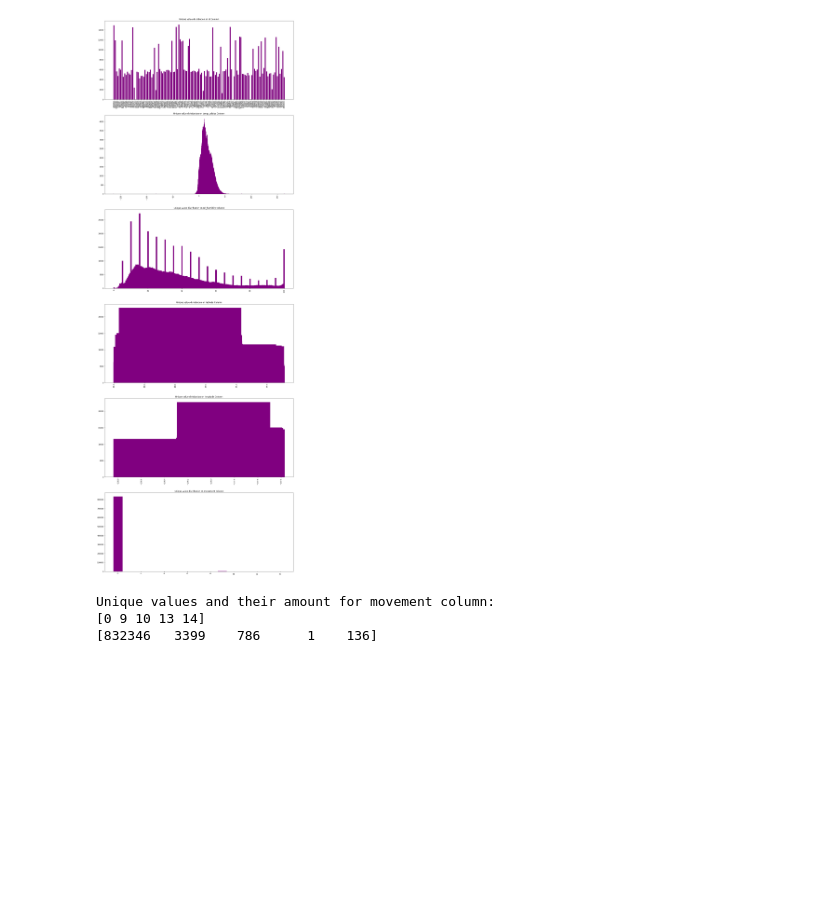
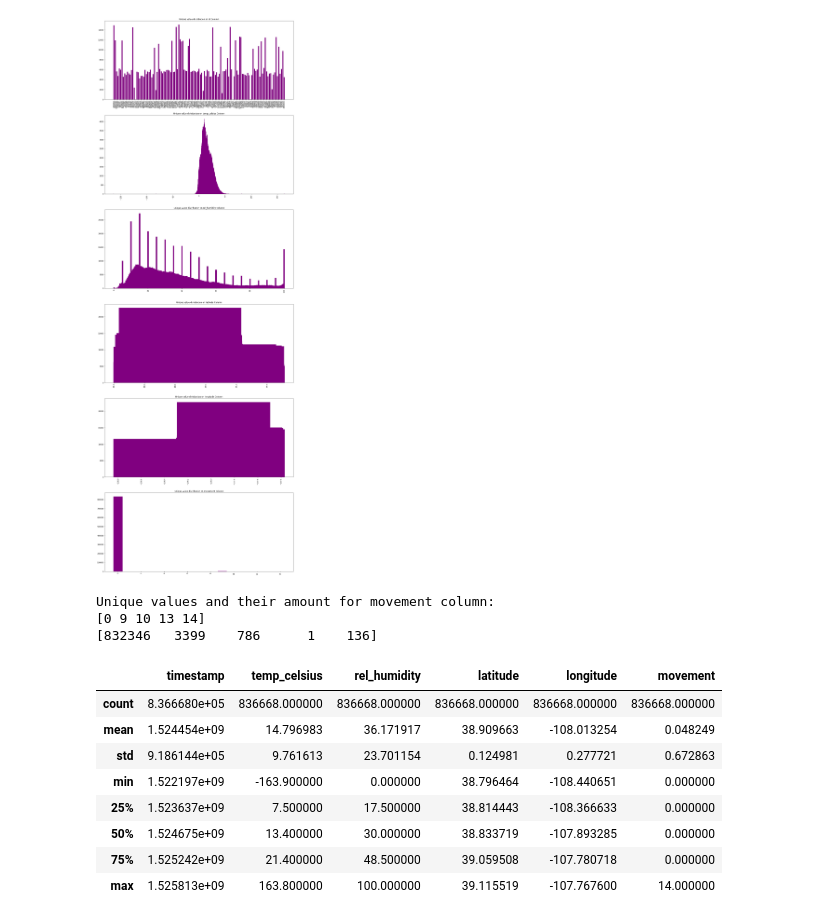
Before and after one commit to skaraoglu/ds_project_smartyields, a Jupyter notebook: Untitled.ipynb, the cells around one changed output. Drawn from its saved outputs; the diff is of its cells as text; code cells hidden in the pictures; blank space fills up the shorter version.

```diff
--- a/Untitled.ipynb
+++ b/Untitled.ipynb
@@ -76,3 +102,19 @@ print("%-6s" % bb[5])
 Unique values and their amount for movement column:
 [0 9 10 13 14]
 [832346   3399    786      1    136]
+# %%
+#Data values
+'''
+Counts are same for each attribute, there's no missing field in the dataset.
+'''
+data.describe()
+# %% [output]
+|  | timestamp | temp_celsius | rel_humidity | latitude | longitude | movement |
+| count | 8.366680e+05 | 836668.000000 | 836668.000000 | 836668.000000 | 836668.000000 | 836668.000000 |
+| mean | 1.524454e+09 | 14.796983 | 36.171917 | 38.909663 | -108.013254 | 0.048249 |
+| std | 9.186144e+05 | 9.761613 | 23.701154 | 0.124981 | 0.277721 | 0.672863 |
+| min | 1.522197e+09 | -163.900000 | 0.000000 | 38.796464 | -108.440651 | 0.000000 |
+| 25% | 1.523637e+09 | 7.500000 | 17.500000 | 38.814443 | -108.366633 | 0.000000 |
+| 50% | 1.524675e+09 | 13.400000 | 30.000000 | 38.833719 | -107.893285 | 0.000000 |
+| 75% | 1.525242e+09 | 21.400000 | 48.500000 | 39.059508 | -107.780718 | 0.000000 |
+| max | 1.525813e+09 | 163.800000 | 100.000000 | 39.115519 | -107.767600 | 14.000000 |
```
Also changed, not shown: parts of 15 cells of this notebook.
